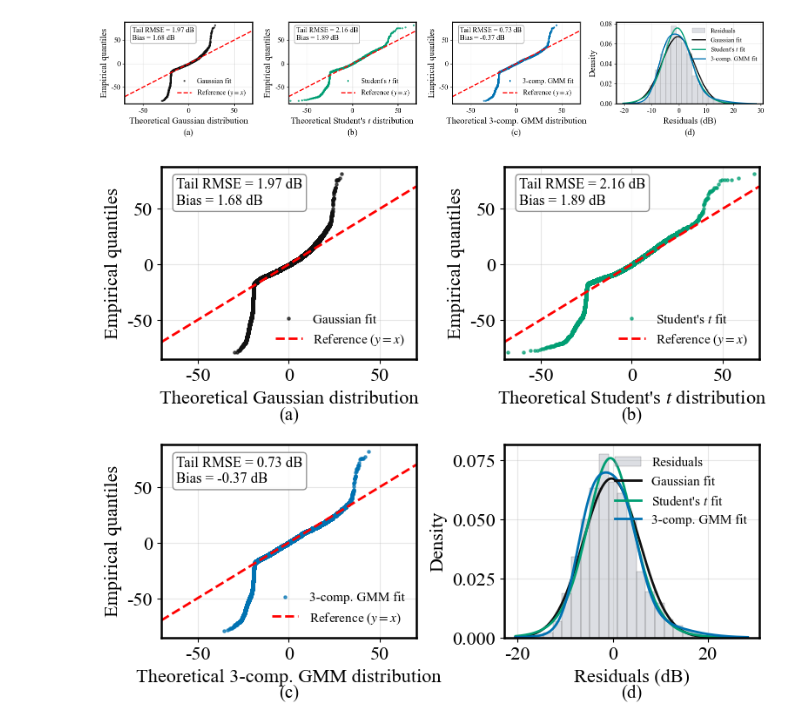
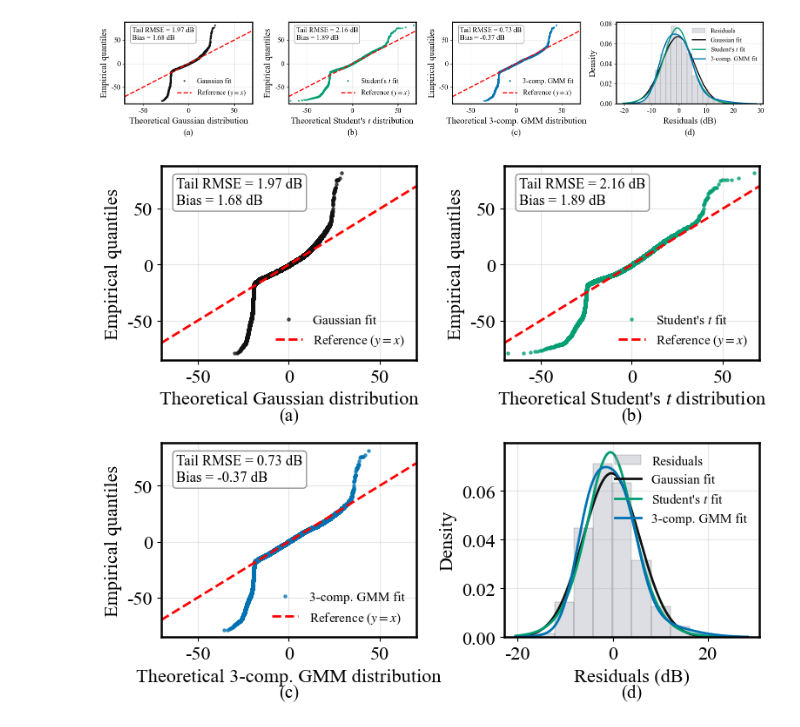
Before and after one commit to nahshonmokua/LoRaWAN-IndoorPathLossModeling-ML, a Jupyter notebook: 10_SHADOW FADING ANALYSIS.ipynb, the cells around one changed output. Saved outputs shown, nothing was run; the diff lists cells and outputs as text; code cells hidden in the pictures.

```diff
--- a/10_SHADOW FADING ANALYSIS.ipynb
+++ b/10_SHADOW FADING ANALYSIS.ipynb
@@ -1323,32 +1323,32 @@ for ax, theoretical_q, color, label, table_name, xlabel in qq_specs:
     ax.legend(frameon=False, loc="lower right", fontsize=11)
 
 x_min, x_max = np.quantile(res, [0.001, 0.999])
 x_pad = 0.08 * (x_max - x_min)
 x_vals = np.linspace(x_min - x_pad, x_max + x_pad, 1200)
 
-axes[3].hist(res, bins=25, range=(x_vals.min(), x_vals.max()), density=True, color=HIST_COLOR, alpha=0.35, edgecolor="black", linewidth=0.35, label="Residuals")
+axes[3].hist(res, bins=12, range=(x_vals.min(), x_vals.max()), density=True, color=HIST_COLOR, alpha=0.35, edgecolor="black", linewidth=0.35, label="Residuals")
 axes[3].plot(x_vals, state["normal_dist"].pdf(x_vals), color=GAUSSIAN_COLOR, linewidth=2.0, label="Gaussian fit")
 axes[3].plot(x_vals, state["t_dist"].pdf(x_vals), color=STUDENT_T_COLOR, linewidth=2.0, label="Student's $t$ fit")
 axes[3].plot(x_vals, np.exp(gmm_3.score_samples(x_vals.reshape(-1, 1))), color=GMM_COLOR, linewidth=2.0, label="3-comp. GMM fit")
 axes[3].set_xlabel("Residuals (dB)")
 axes[3].set_ylabel("Density")
 axes[3].grid(True, alpha=0.30)
 axes[3].legend(frameon=False, loc="upper right", fontsize=11)
 
 SUBPLOT_LABELS = ["(a)", "(b)", "(c)", "(d)"]
 
 for ax, subplot_label in zip(axes, SUBPLOT_LABELS):
     ax.text(0.5, -0.24, subplot_label, transform=ax.transAxes, ha="center", va="top", fontsize=15, fontweight="normal")
 
 for ax in axes:
     for spine in ax.spines.values():
         spine.set_linewidth(1.8)
         spine.set_edgecolor("black")
 
 plt.tight_layout(rect=[0, 0.02, 1, 1], w_pad=1.2, h_pad=0.8)
 
 os.makedirs("Figures", exist_ok=True)
 plt.savefig("Figures/rf_qq_and_density_four_panel.png", dpi=600, bbox_inches="tight")
 plt.show()
 # %% [output]
-[figure, old version]
+[figure, new version]
```
Also changed, not shown: parts of 1 cell of this notebook.
